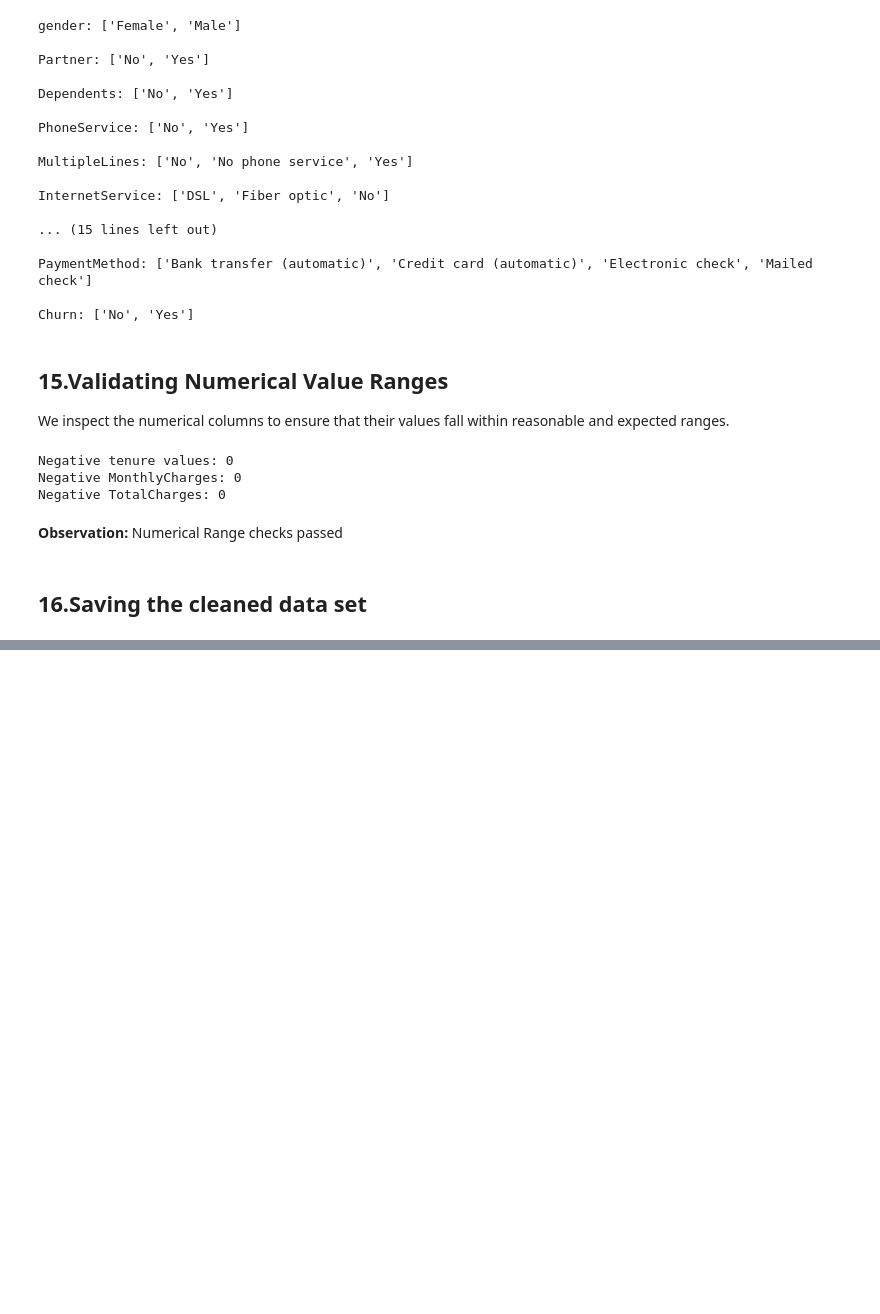
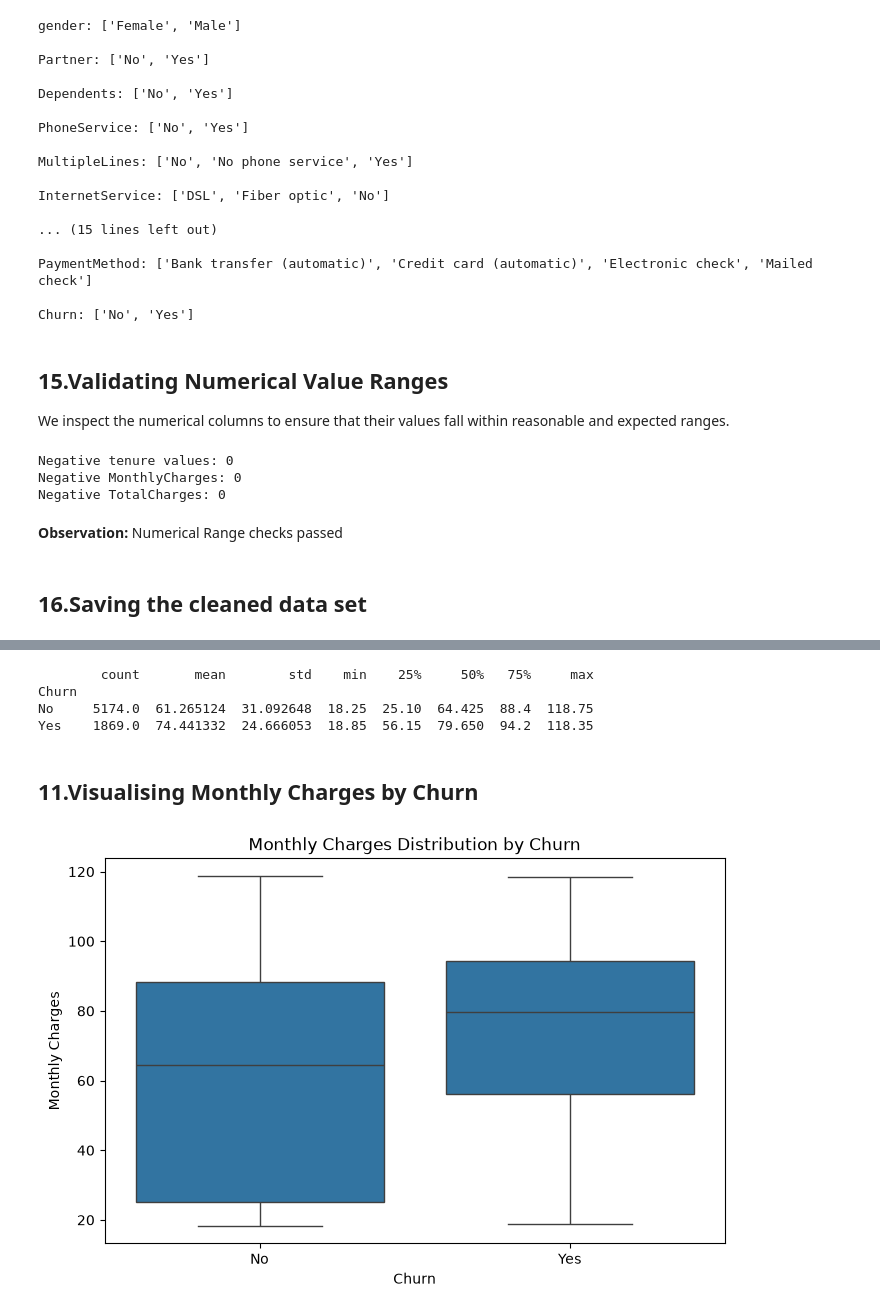
Before and after one commit to IsiphileIsie/Customer-churn-analysis, a Jupyter notebook: notebooks/customer_churn_analysis.ipynb, the cells around one changed output, grey strips where cells are left out. Saved outputs shown, nothing was run; the diff lists cells and outputs as text; code cells hidden in the pictures; blank space fills up the shorter version.

```diff
--- a/notebooks/customer_churn_analysis.ipynb
+++ b/notebooks/customer_churn_analysis.ipynb
@@ -320,0 +480,21 @@ df_clean.to_csv("../data/processed/customer_cleaned_data.csv", index=False)
+# %%
+print(df.groupby("Churn")["MonthlyCharges"].describe().to_string())
+# %% [output]
+        count       mean        std    min    25%     50%   75%     max
+Churn
+No     5174.0  61.265124  31.092648  18.25  25.10  64.425  88.4  118.75
+Yes    1869.0  74.441332  24.666053  18.85  56.15  79.650  94.2  118.35
+# %% [markdown]
+## 11.Visualising Monthly Charges by Churn
+# %%
+plt.figure(figsize=(8, 5))
+
+sns.boxplot(data=df, x="Churn", y="MonthlyCharges")
+
+plt.title("Monthly Charges Distribution by Churn")
+plt.xlabel("Churn")
+plt.ylabel("Monthly Charges")
+
+plt.show()
+# %% [output]
+[figure, added]
```
Also changed, not shown: parts of 54 cells of this notebook.
